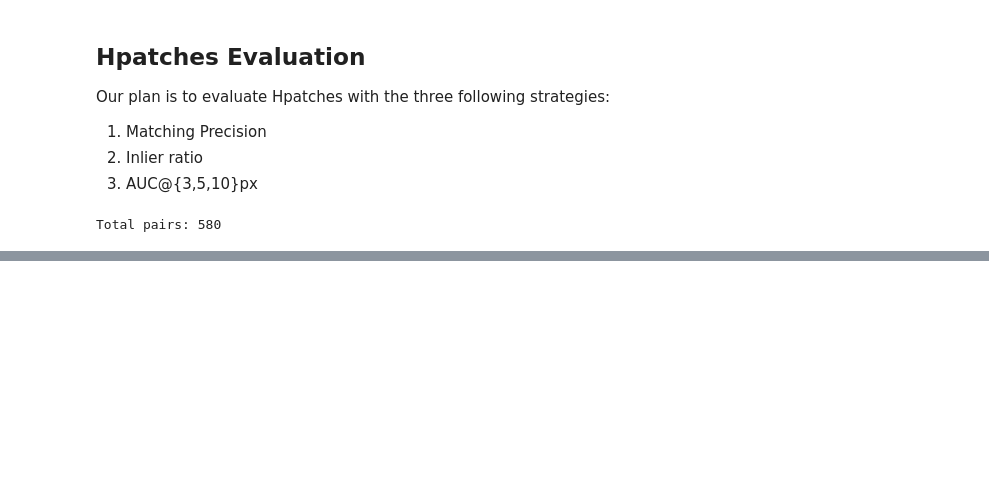
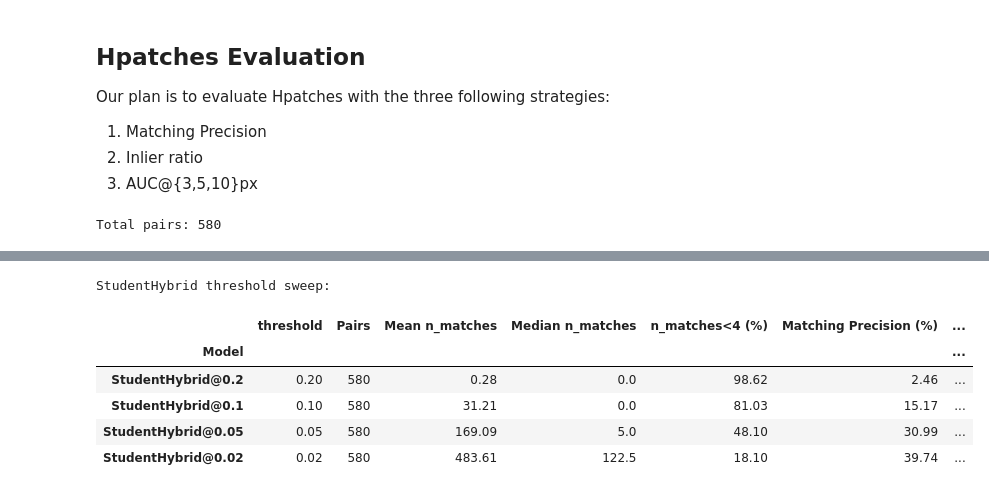
Before and after one commit to EZmoneySniper250/ECE1508DL, a Jupyter notebook: notebooks/evaluation.ipynb, the cells around one changed output, grey strips where cells are left out. Saved outputs shown, nothing was run; the diff lists cells and outputs as text; code cells hidden in the pictures; blank space fills up the shorter version.

```diff
--- a/notebooks/evaluation.ipynb
+++ b/notebooks/evaluation.ipynb
@@ -276,0 +334,45 @@ LoFTR                          82.50             91.55        61.26        69.47
+# %%
+# Studenthybrid threshold sweep (no retraining)
+THRESH_SWEEP = [0.2, 0.1, 0.05, 0.02]
+original_thr = Hybrid_model.coarse_matching.threshold
+sweep_rows = []
+
+for thr in THRESH_SWEEP:
+    Hybrid_model.coarse_matching.threshold = thr
+    results_thr = evaluate_on_hpatches(
+        lambda i0, i1: run_student(Hybrid_model, i0, i1),
+        pairs,
+        desc=f"StudentHybrid@thr={thr}",
+    )
+    row = summarize_results(results_thr, f"StudentHybrid@{thr}")
+    row["threshold"] = thr
+    sweep_rows.append(row)
+
+Hybrid_model.coarse_matching.match_threshold = original_thr
+
+sweep_df = pd.DataFrame(sweep_rows).set_index("Model")
+print("StudentHybrid threshold sweep:")
+display(
+    sweep_df[
+        [
+            "threshold",
+            "Pairs",
+            "Mean n_matches",
+            "Median n_matches",
+            "n_matches<4 (%)",
+            "Matching Precision (%)",
+            "Inlier Ratio (%)",
+            "AUC@3px (%)",
+            "AUC@5px (%)",
+            "AUC@10px (%)",
+        ]
+    ].round(2)
+)
+# %% [output]
+StudentHybrid threshold sweep:
+|  | threshold | Pairs | Mean n_matches | Median n_matches | n_matches<4 (%) | Matching Precision (%) | ... |
+| Model |  |  |  |  |  |  | ... |
+| StudentHybrid@0.2 | 0.20 | 580 | 0.28 | 0.0 | 98.62 | 2.46 | ... |
+| StudentHybrid@0.1 | 0.10 | 580 | 31.21 | 0.0 | 81.03 | 15.17 | ... |
+| StudentHybrid@0.05 | 0.05 | 580 | 169.09 | 5.0 | 48.10 | 30.99 | ... |
+| StudentHybrid@0.02 | 0.02 | 580 | 483.61 | 122.5 | 18.10 | 39.74 | ... |
```
Also changed, not shown: parts of 10 cells of this notebook.
